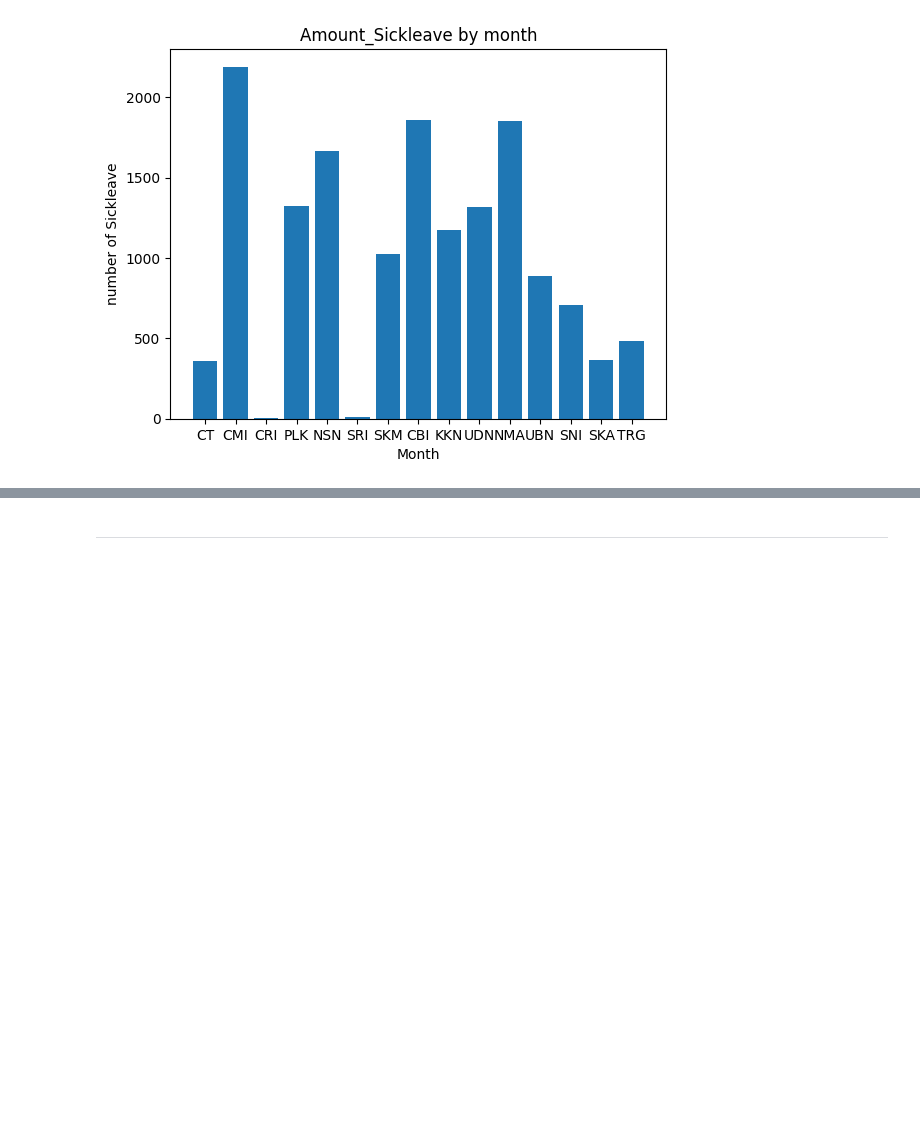
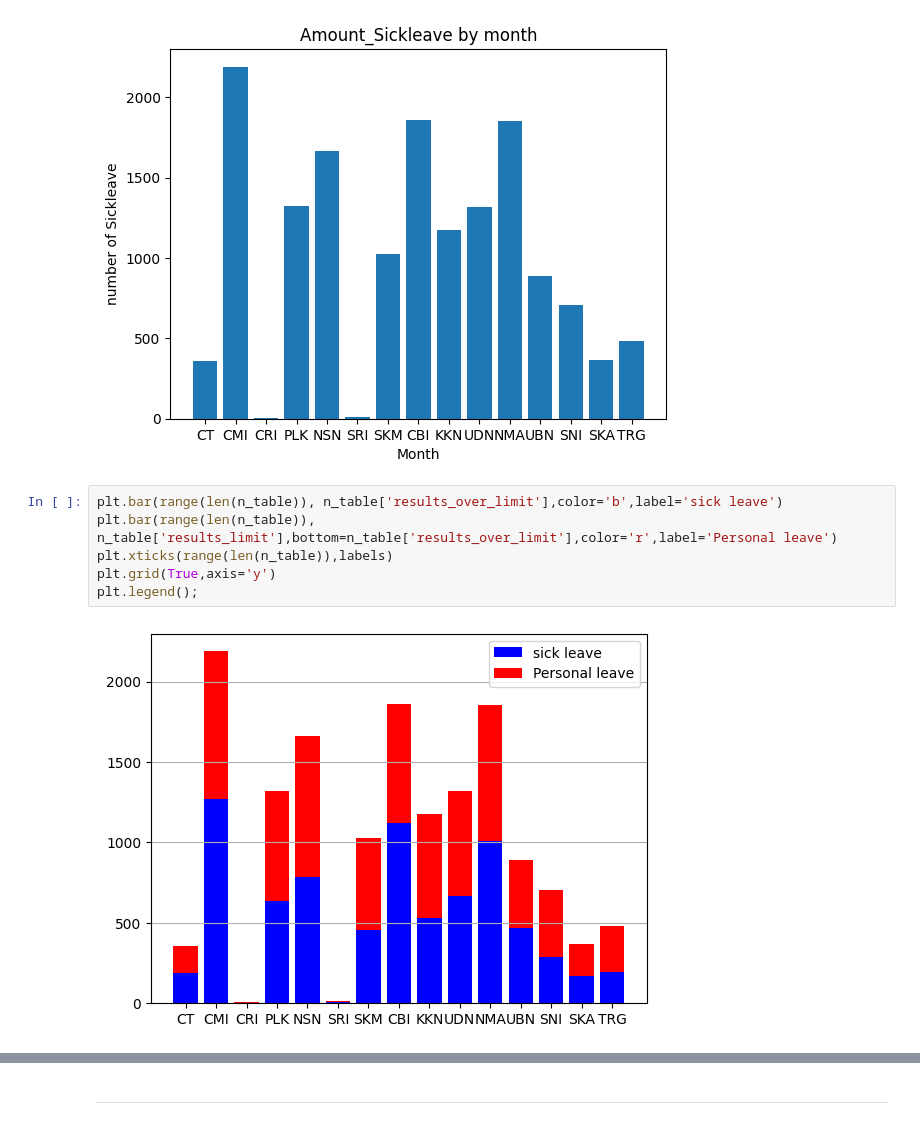
Before and after one commit to sitthatkaja/DPDM2023, a Jupyter notebook: Data102(Chapter2).ipynb, the cells around one changed output, grey strips where cells are left out. Drawn from its saved outputs; the diff is of its cells as text; blank space fills up the shorter version.

```diff
--- a/Data102(Chapter2).ipynb
+++ b/Data102(Chapter2).ipynb
@@ -642,3 +642,11 @@ plt.ylabel('number of Sickleave')
 plt.xticks(range(len(n_table)),labels);
 # %% [output]
 [figure]
+# %%
+plt.bar(range(len(n_table)), n_table['results_over_limit'],color='b',label='sick leave')
+plt.bar(range(len(n_table)), n_table['results_limit'],bottom=n_table['results_over_limit'],color='r',label='Personal leave')
+plt.xticks(range(len(n_table)),labels)
+plt.grid(True,axis='y')
+plt.legend();
+# %% [output]
+[figure, added]
```
Also changed, not shown: parts of 4 cells of this notebook.
